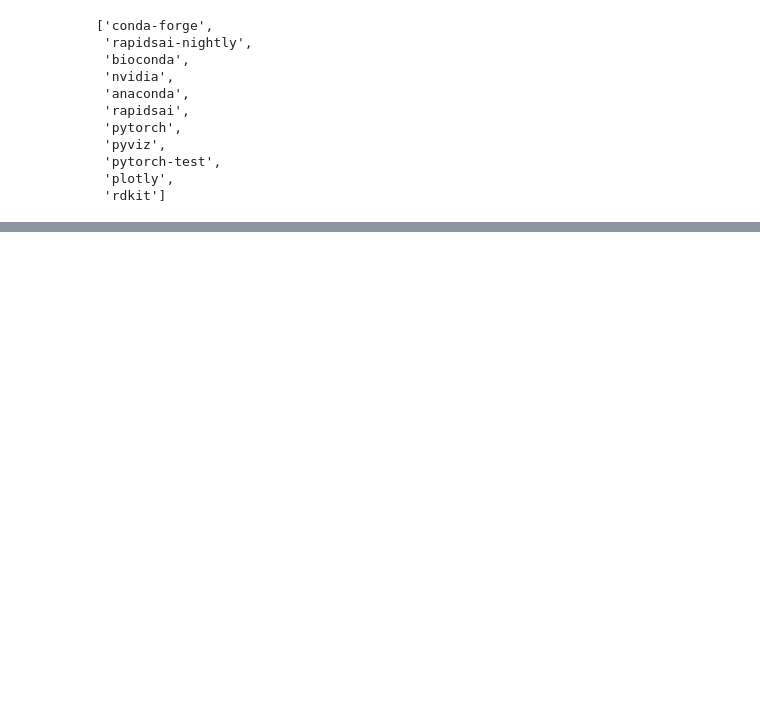
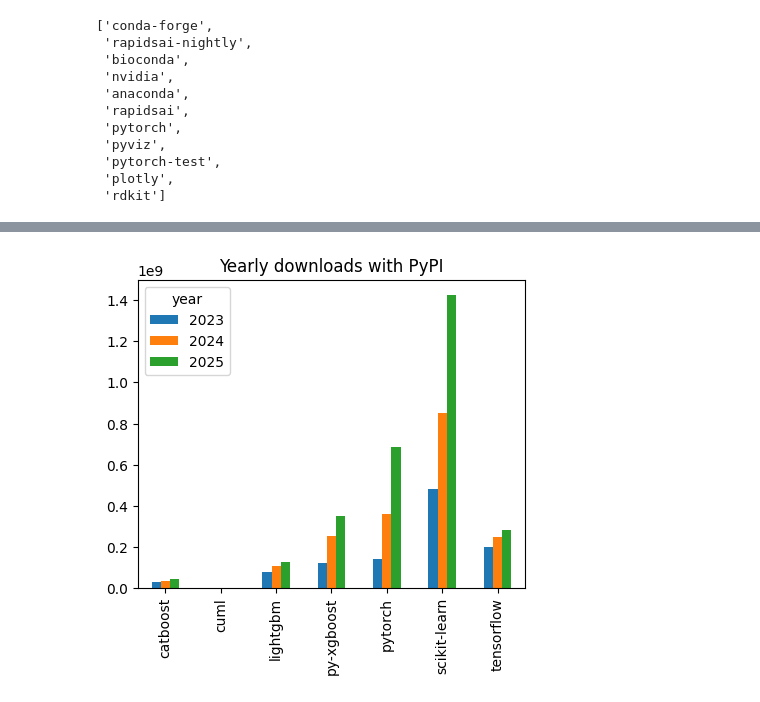
Before and after one commit to GaelVaroquaux/conda_download_stats_ml, a Jupyter notebook: anaconda_download_stats.ipynb, the cells around one changed output, grey strips where cells are left out. Cells and saved outputs as stored; diff of their text form; code cells hidden in the pictures; blank space fills up the shorter version.

Commit message:
add pypi data

```diff
--- a/anaconda_download_stats.ipynb
+++ b/anaconda_download_stats.ipynb
@@ -146,0 +162,24 @@ downloads = dict(sorted(yearly_downloads.items()))
+# %%
+# pytorch is called torch in PyPI, so we need to adjust the package names accordingly
+packages_pypi = packages.copy()
+packages_pypi[packages_pypi.index("pytorch")] = "torch"
+# likewise, cuML is called cuml in PyPI
+packages_pypi[packages_pypi.index("cuml")] = "cuml"
+# and py-xgboost is called xgboost in PyPI
+packages_pypi[packages_pypi.index("py-xgboost")] = "xgboost"
+
+stats = get_yearly_downloads(packages_pypi)
+# %%
+# Turn to a dataframe for easier manipulation
+downloads_pypi = pd.DataFrame(stats)
+# rename columns for consistency with conda data
+downloads_pypi.rename(columns={"project": "pkg_name"}, inplace=True)
+downloads_pypi = downloads_pypi.query("year < 2026")
+# rename torch back to pytorch for consistency with conda data
+downloads_pypi.loc[downloads_pypi['pkg_name'] == 'torch', 'pkg_name'] = 'pytorch'
+# rename cuml back to cuML for consistency with conda data
+downloads_pypi.loc[downloads_pypi['pkg_name'] == 'cuml', 'pkg_name'] = 'cuml'
+# rename xgboost back to py-xgboost for consistency with conda data
+downloads_pypi.loc[downloads_pypi['pkg_name'] == 'xgboost', 'pkg_name'] = 'py-xgboost'
+downloads_pypi.to_csv("pypi_downloads.csv", index=False)
+downloads_pypi
@@ -146,0 +204,3 @@ downloads = dict(sorted(yearly_downloads.items()))
+# %%
+pivot_pypi = downloads_pypi.pivot(index='pkg_name', columns='year', values='downloads')
+pivot_pypi
@@ -146,0 +217,7 @@ downloads = dict(sorted(yearly_downloads.items()))
+# %%
+# Use the pivoted dataframe to create a bar plot
+pivot_pypi.plot(kind='bar', figsize=(5, 4), title='Yearly downloads with PyPI')
+from matplotlib import pyplot as plt
+plt.xlabel("");
+# %% [output]
+[figure, added]
```
Also changed, not shown: parts of 16 cells of this notebook, 1 other file.
